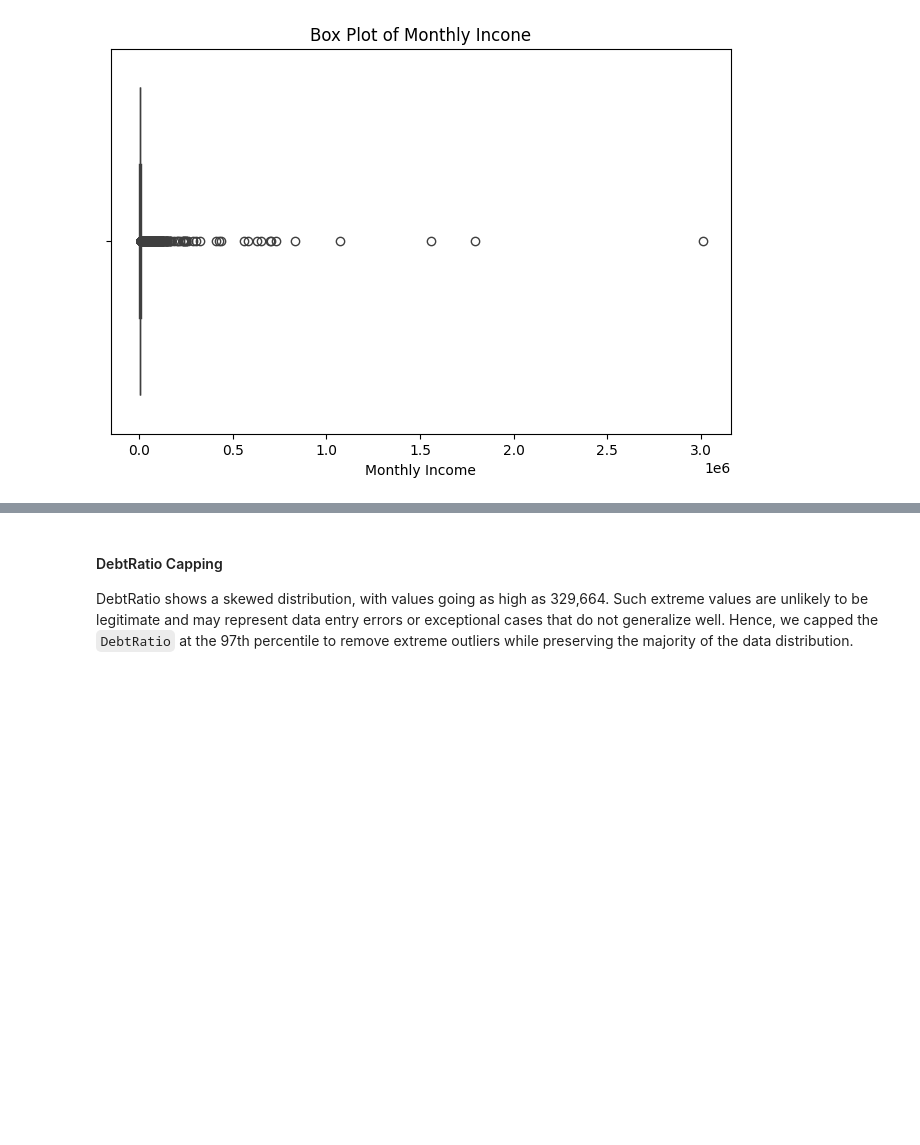
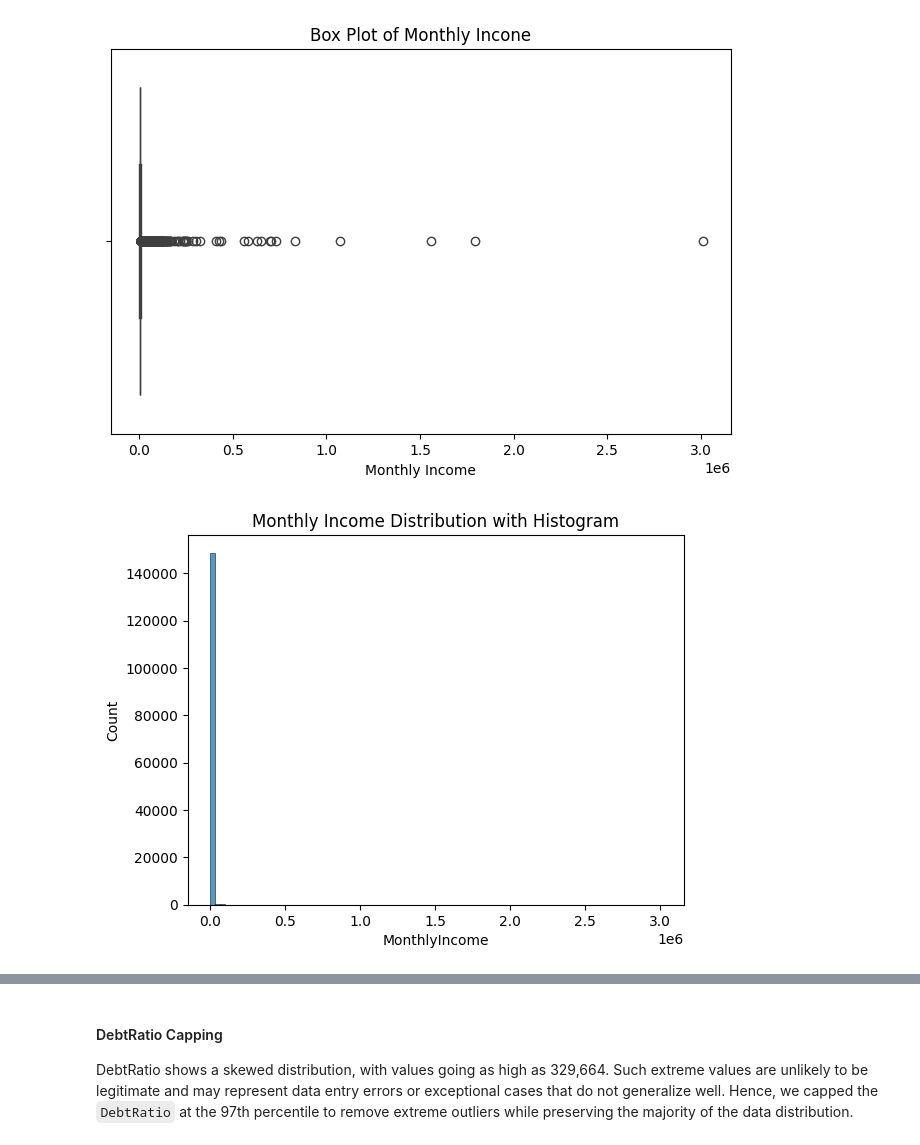
Before and after one commit to akash-011/Credit_Risk_ML, a Jupyter notebook: main.ipynb, the cells around one changed output, grey strips where cells are left out. Saved outputs shown, nothing was run; the diff lists cells and outputs as text; code cells hidden in the pictures; blank space fills up the shorter version.

```diff
--- a/main.ipynb
+++ b/main.ipynb
@@ -77,3 +99,9 @@ plt.xlabel('Monthly Income')
 plt.show()
 # %% [output]
 [figure]
+# %%
+sns.histplot(train_clean_data['MonthlyIncome'], bins=90)
+plt.title("Monthly Income Distribution with Histogram")
+plt.show()
+# %% [output]
+[figure, added]
```
Also changed, not shown: parts of 21 cells of this notebook.
